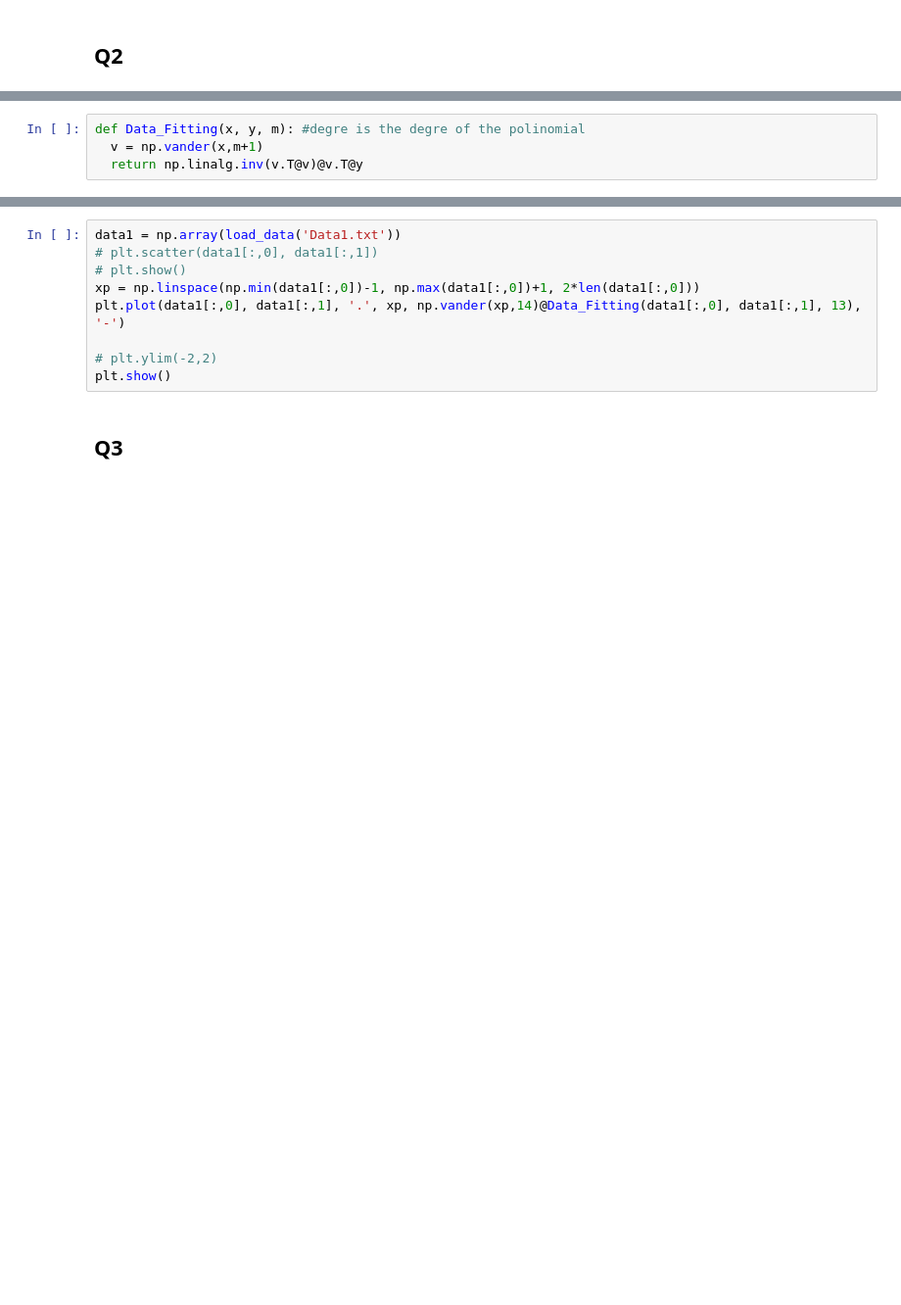
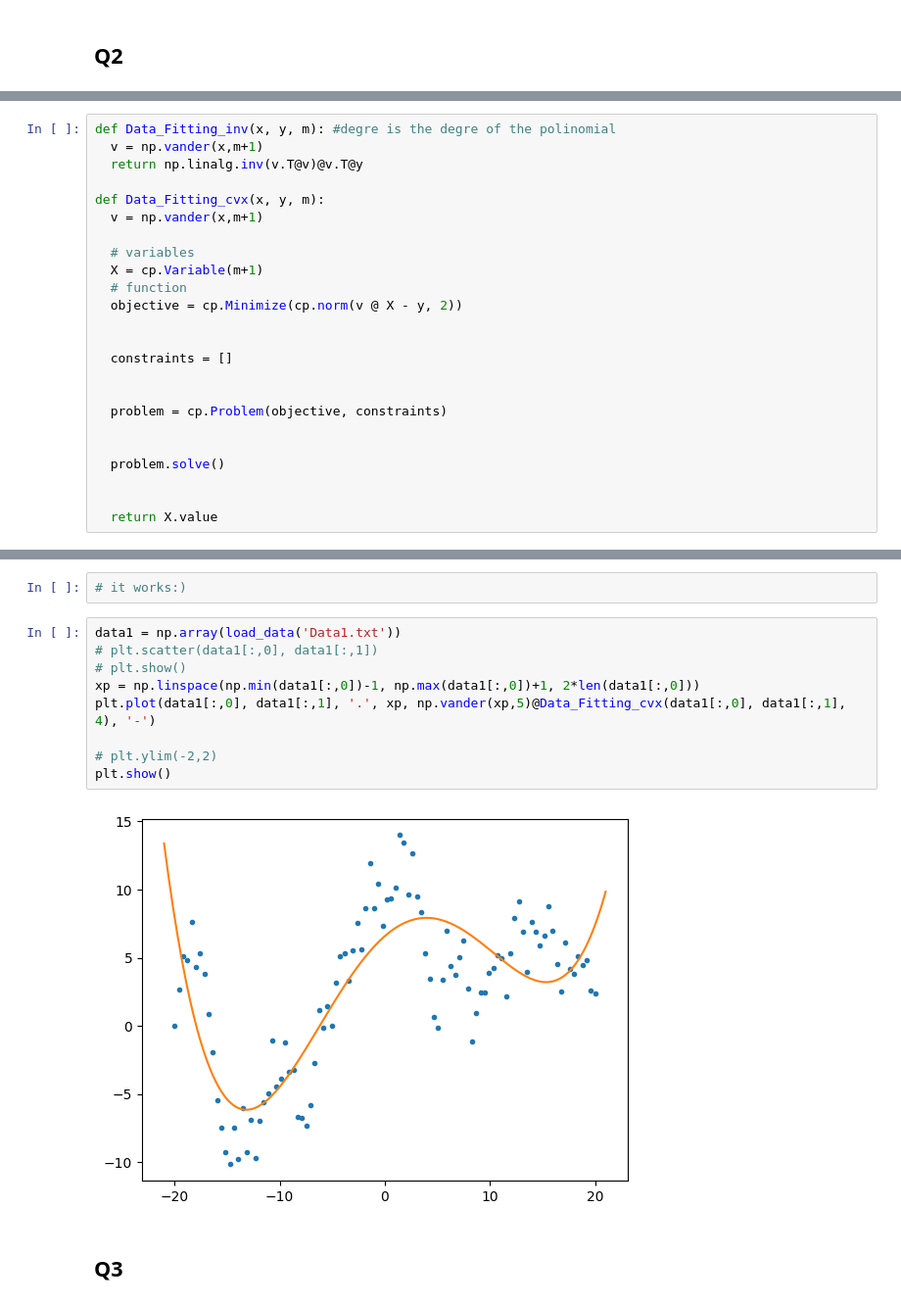
Before and after one commit to garfield-gray/Optimization, a Jupyter notebook: Convex/ConvexWarmUp.ipynb, the cells around one changed output, grey strips where cells are left out. Shown at 98% size. Saved outputs shown, nothing was run; the diff lists cells and outputs as text; blank space fills up the shorter version.

```diff
--- a/Convex/ConvexWarmUp.ipynb
+++ b/Convex/ConvexWarmUp.ipynb
@@ -108,4 +124,24 @@ for i in [*range(2, 10), *range(50, 100, 10)]:
 # %%
-def Data_Fitting(x, y, m): #degre is the degre of the polinomial
+def Data_Fitting_inv(x, y, m): #degre is the degre of the polinomial
   v = np.vander(x,m+1)
   return np.linalg.inv(v.T@v)@v.T@y
+
+def Data_Fitting_cvx(x, y, m):
+  v = np.vander(x,m+1)
+
+  # variables
+  X = cp.Variable(m+1)
+  # function
+  objective = cp.Minimize(cp.norm(v @ X - y, 2))
+
+
+  constraints = []
+
+
+  problem = cp.Problem(objective, constraints)
+
+
+  problem.solve()
+
+
+  return X.value
@@ -124,12 +161,16 @@ FileNotFoundError: [Errno 2] No such file or directory: 'Data1.txt'
+# %%
+# it works:)
 # %%
 data1 = np.array(load_data('Data1.txt'))
 # plt.scatter(data1[:,0], data1[:,1])
 # plt.show()
 xp = np.linspace(np.min(data1[:,0])-1, np.max(data1[:,0])+1, 2*len(data1[:,0]))
-plt.plot(data1[:,0], data1[:,1], '.', xp, np.vander(xp,14)@Data_Fitting(data1[:,0], data1[:,1], 13), '-')
+plt.plot(data1[:,0], data1[:,1], '.', xp, np.vander(xp,5)@Data_Fitting_cvx(data1[:,0], data1[:,1], 4), '-')
 
 # plt.ylim(-2,2)
 plt.show()
+# %% [output]
+[figure, added]
 # %% [markdown]
 ## Q3
 # %%
```
Also changed, not shown: parts of 10 cells of this notebook.
